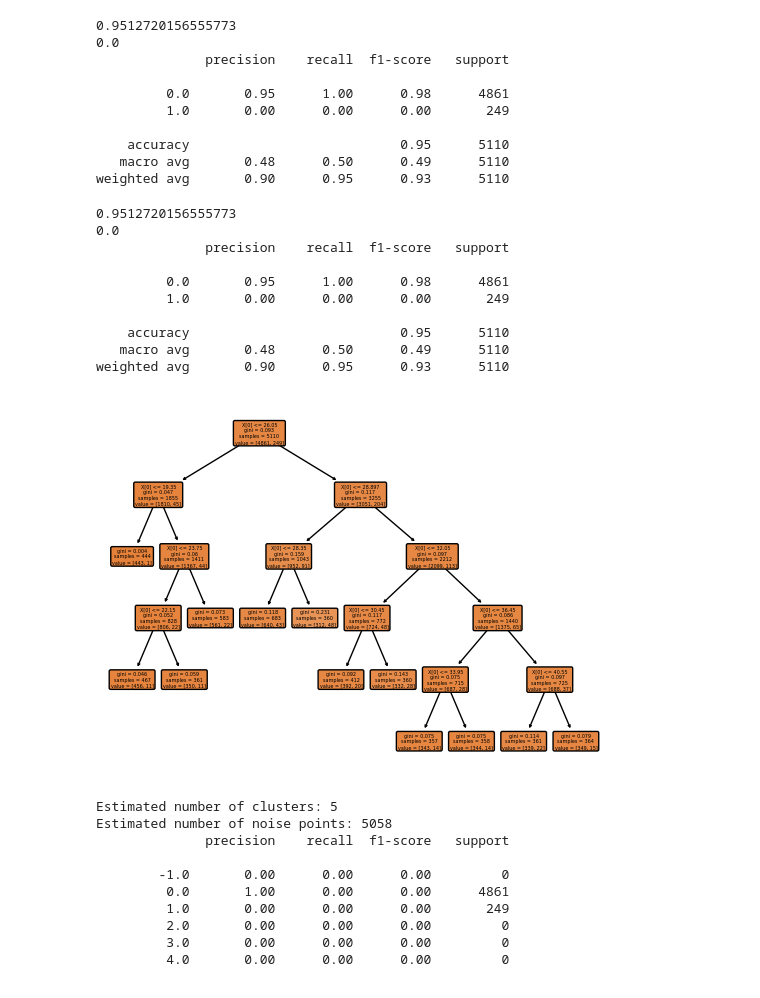
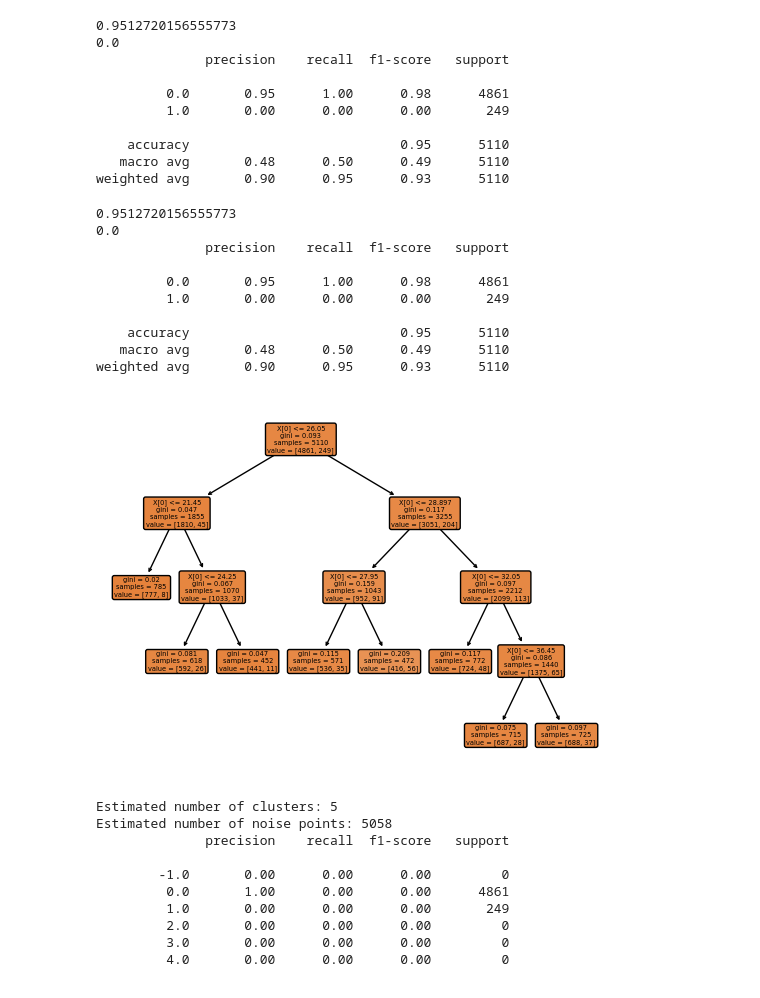
Before and after one commit to fl-sll/FODS-Quiz, a Jupyter notebook: Projects/DSFP.ipynb, the cells around one changed output. Cells and saved outputs as stored; diff of their text form; code cells hidden in the pictures.

```diff
--- a/Projects/DSFP.ipynb
+++ b/Projects/DSFP.ipynb
@@ -87,34 +87,34 @@ weighted avg       0.90      0.95      0.93      5110
 # %%
 from sklearn import tree
 import graphviz
 
-dt = tree.DecisionTreeClassifier(min_samples_leaf=350)
+dt = tree.DecisionTreeClassifier(min_samples_leaf=450)
 dt = dt.fit(x1,y)
 
 # tree.plot_tree(dt)
 
 dot_data = tree.export_graphviz(dt, out_file=None)
 tree.plot_tree(dt, filled=True, rounded=True)
 
 accuracy = metrics.accuracy_score(y,y_pred)
 precision = metrics.precision_score(y,y_pred)
 class_report = metrics.classification_report(y,y_pred)
 
 print(accuracy)
 print(precision)
 print(class_report)
 # %% [output]
 0.9512720156555773
 0.0
               precision    recall  f1-score   support
 
          0.0       0.95      1.00      0.98      4861
          1.0       0.00      0.00      0.00       249
 
     accuracy                           0.95      5110
    macro avg       0.48      0.50      0.49      5110
 weighted avg       0.90      0.95      0.93      5110
-[figure, old version]
+[figure, new version]
 # %%
 db = DBSCAN(eps=0.3, min_samples=10).fit(x)
 labels = db.labels_
```
Also changed, not shown: parts of 3 cells of this notebook.
